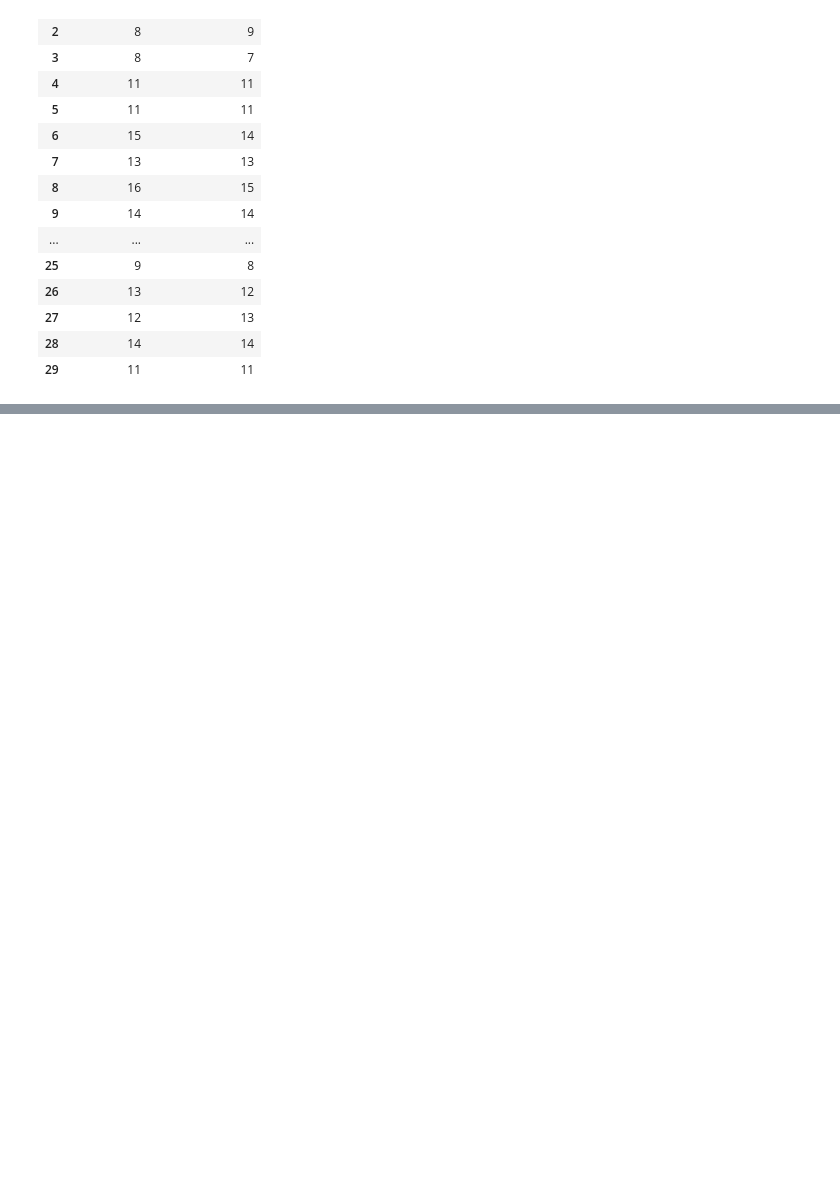
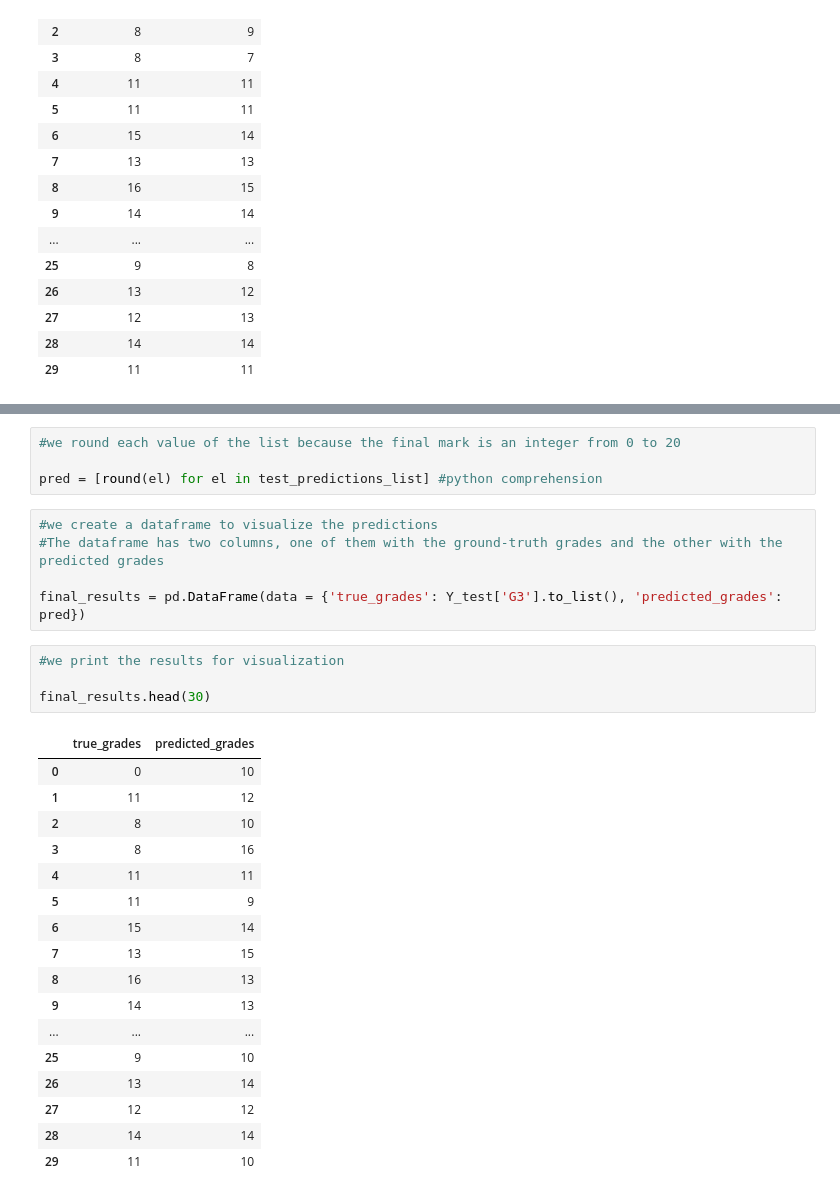
Before and after one commit to lucarossi9/statistical-computation-team-1, a Jupyter notebook: file di luca.ipynb, the cells around one changed output, grey strips where cells are left out. Cells and saved outputs as stored; diff of their text form; blank space fills up the shorter version.

```diff
--- a/file di luca.ipynb
+++ b/file di luca.ipynb
@@ -185,0 +367,31 @@ final_results.head(30)
+# %%
+#we round each value of the list because the final mark is an integer from 0 to 20
+
+pred = [round(el) for el in test_predictions_list] #python comprehension
+# %%
+#we create a dataframe to visualize the predictions
+#The dataframe has two columns, one of them with the ground-truth grades and the other with the predicted grades
+
+final_results = pd.DataFrame(data = {'true_grades': Y_test['G3'].to_list(), 'predicted_grades': pred})
+# %%
+#we print the results for visualization
+
+final_results.head(30)
+# %% [output]
+|  | true_grades | predicted_grades |
+| 0 | 0 | 10 |
+| 1 | 11 | 12 |
+| 2 | 8 | 10 |
+| 3 | 8 | 16 |
+| 4 | 11 | 11 |
+| 5 | 11 | 9 |
+| 6 | 15 | 14 |
+| 7 | 13 | 15 |
+| 8 | 16 | 13 |
+| 9 | 14 | 13 |
+| ... | ... | ... |
+| 25 | 9 | 10 |
+| 26 | 13 | 14 |
+| 27 | 12 | 12 |
+| 28 | 14 | 14 |
+| 29 | 11 | 10 |
```
Also changed, not shown: parts of 20 cells of this notebook, 1 other file.
